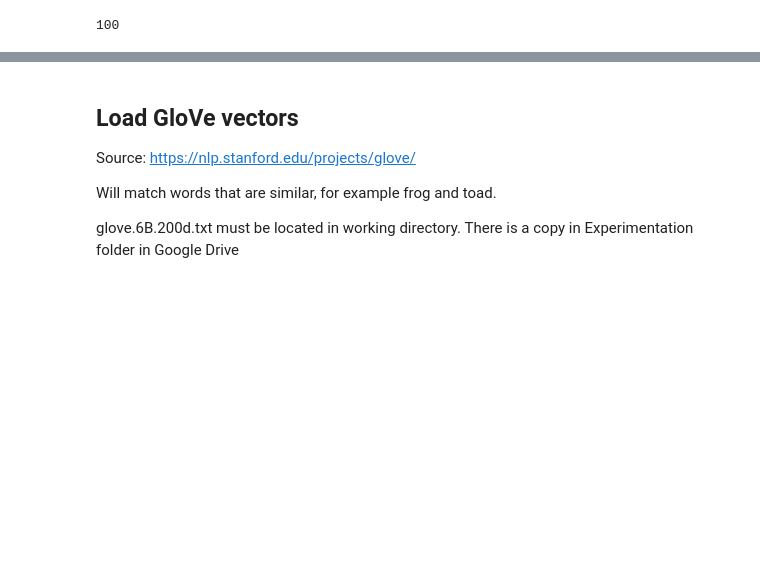
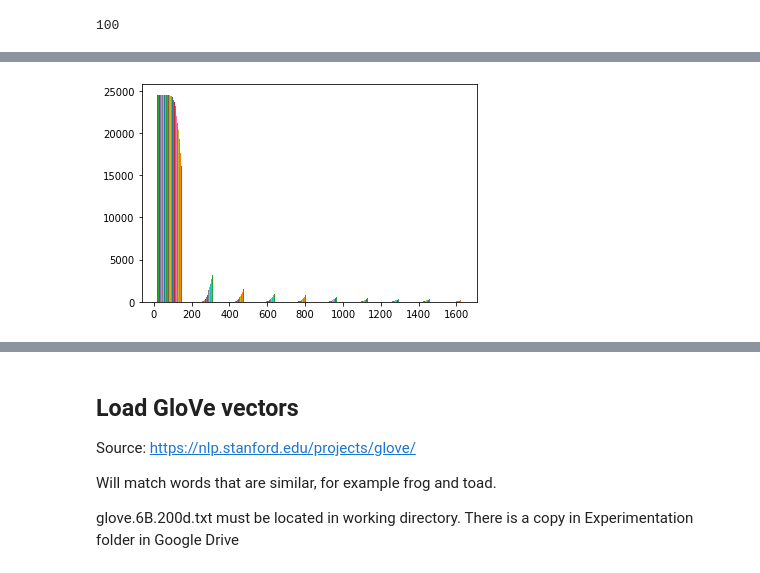
Before and after one commit to CocoTheAussieCat/dl_at3, a Jupyter notebook: Group_model.ipynb, the cells around one changed output, grey strips where cells are left out. Cells and saved outputs as stored; diff of their text form; code cells hidden in the pictures; blank space fills up the shorter version.

```diff
--- a/Group_model.ipynb
+++ b/Group_model.ipynb
@@ -663,0 +720,7 @@ len(X1val)
+# %%
+#WHAT IS THIS?
+import matplotlib.pyplot as plt
+plt.hist(X2train)
+plt.show()
+# %% [output]
+[figure, added]
```
Also changed, not shown: parts of 16 cells of this notebook.
